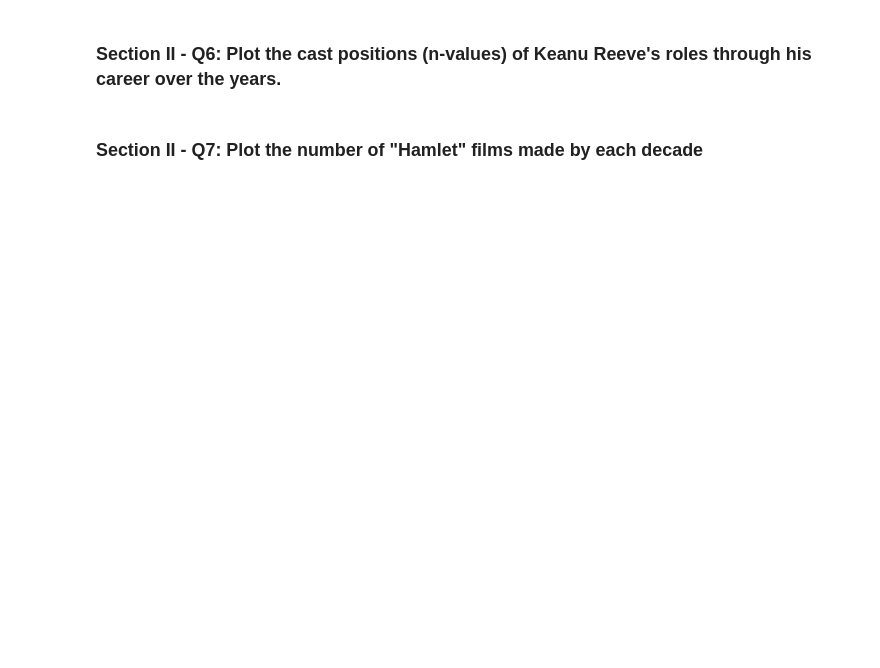
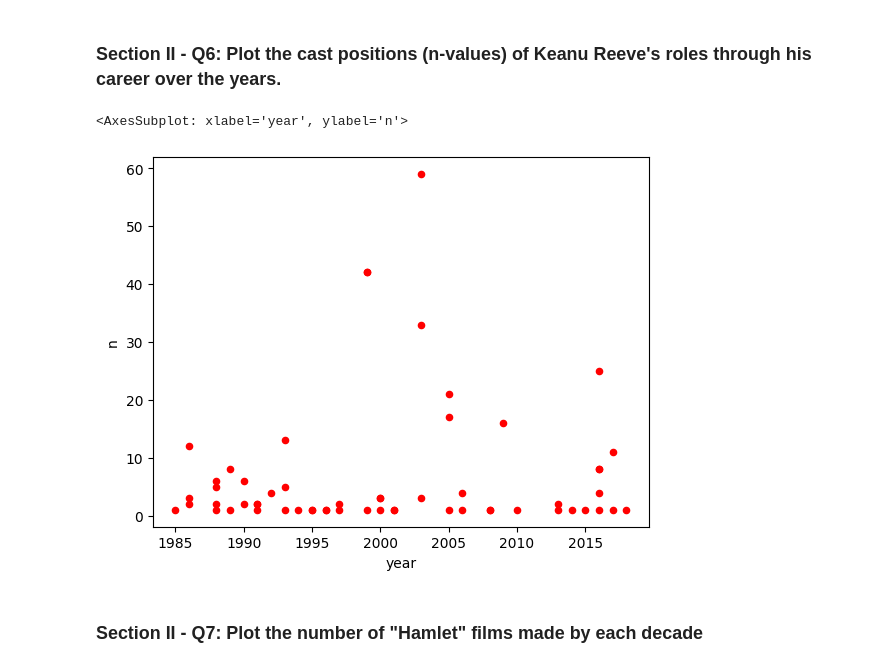
Before and after one commit to jjvega1/mec-mini-projects, a Jupyter notebook: mec-5.3.10-data-wranging-with-pandas-mini-project/Mini_Project_Data_Wrangling_Pandas.ipynb, the cells around one changed output. Drawn from its saved outputs; the diff is of its cells as text; code cells hidden in the pictures; blank space fills up the shorter version.

```diff
--- a/mec-5.3.10-data-wranging-with-pandas-mini-project/Mini_Project_Data_Wrangling_Pandas.ipynb
+++ b/mec-5.3.10-data-wranging-with-pandas-mini-project/Mini_Project_Data_Wrangling_Pandas.ipynb
@@ -437,2 +519,5 @@ movies2.value_counts("decade")
 # %% [markdown]
 ### Section II - Q5: Plot how many roles 'Keanu Reeves' has played in each year of his career.
+# %%
+kr_df = cast[cast["name"] == "Keanu Reeves"]
+kr_df.value_counts("year", sort = False)
@@ -439,4 +542,9 @@ movies2.value_counts("decade")
 # %% [markdown]
 ### Section II - Q6: Plot the cast positions (n-values) of Keanu Reeve's roles through his career over the years.
+# %%
+kr_df.plot.scatter(x = "year", y = "n", c = "Red")
+# %% [output]
+<AxesSubplot: xlabel='year', ylabel='n'>
+[figure, added]
 # %% [markdown]
 ### Section II - Q7: Plot the number of "Hamlet" films made by each decade
```
Also changed, not shown: parts of 26 cells of this notebook.
